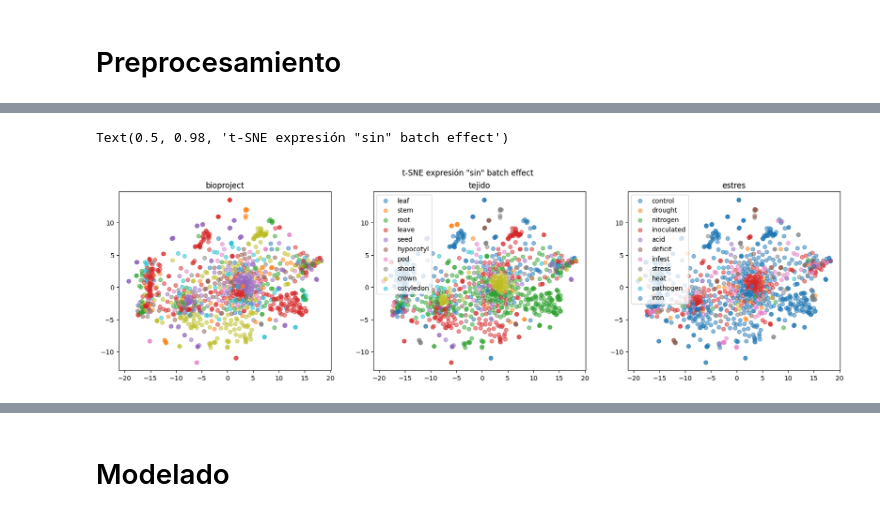
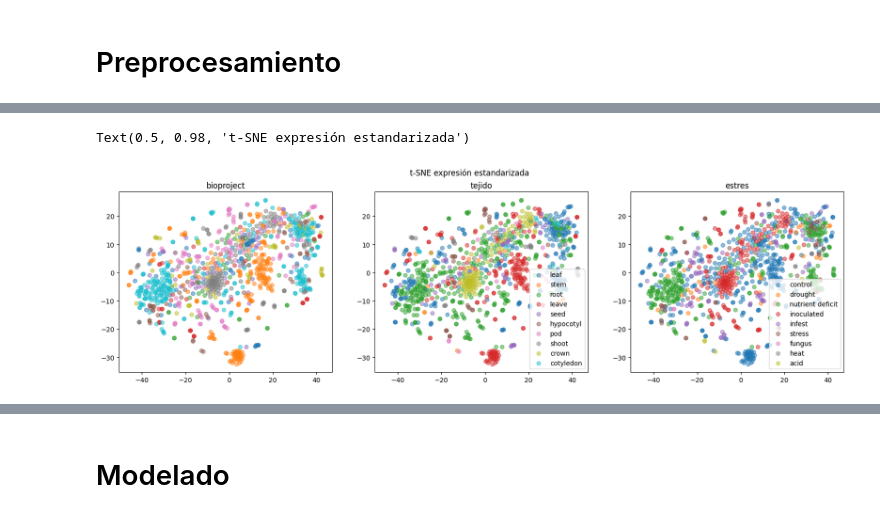
Before and after one commit to freire-guido/soy-biomarkers, a Jupyter notebook: modelado/venancio.ipynb, the cells around one changed output, grey strips where cells are left out. Drawn from its saved outputs; the diff is of its cells as text; code cells hidden in the pictures.

Commit message:
ComBat y filtrado obs/feat

```diff
--- a/modelado/venancio.ipynb
+++ b/modelado/venancio.ipynb
@@ -2,6 +2,6 @@
 import pandas as pd
 import numpy as np
 # %%
-venancio = pd.read_parquet('../expresion/venancio_bias_corrected.parquet')
+venancio = pd.read_parquet('../expresion/venancio.parquet')
 venancio
 # %% [output]
@@ -91,0 +120,9 @@ Text(0.5, 0.98, 't-SNE expresión con batch effect')
+# %%
+consamples = sra['bioproject'].map(sra['bioproject'].value_counts() > 2)
+convarianza = venancio.var() > 0.01
+
+filtrado = venancio.loc[consamples, convarianza]
+sra = sra[consamples]
+condicion = condicion[consamples]
+
+filtrado
@@ -92,5 +170,5 @@ Text(0.5, 0.98, 't-SNE expresión con batch effect')
 # %%
-venancio = venancio.groupby(sra['bioproject']).apply(lambda g: pd.DataFrame(preprocessing.scale(g), index=g.index, columns=g.columns)).droplevel('bioproject')
-# venancio = venancio.groupby(condicion['tejido']).apply(lambda g: pd.DataFrame(preprocessing.scale(g), index=g.index, columns=g.columns)).droplevel('tejido')
-venancio
+estandar = filtrado.groupby(sra['bioproject']).apply(lambda g: pd.DataFrame(preprocessing.scale(g), index=g.index, columns=g.columns)).droplevel('bioproject')
+# estandar = estandar.groupby(condicion['tejido']).apply(lambda g: pd.DataFrame(preprocessing.scale(g), index=g.index, columns=g.columns)).droplevel('tejido')
+estandar
 # %% [output]
@@ -110,10 +189,6 @@ venancio
-# %%
-condicion, venancio = condicion.align(venancio, join='inner', axis=0)
-sra, condicion = sra.align(condicion, join='right', axis=0)
 # %%
-venancio_tsne = tsne.fit_transform(venancio)
-plot_los_tres(venancio_tsne, condicion, sra)
-plt.suptitle('t-SNE expresión "sin" batch effect')
+plot_los_tres(tsne.fit_transform(estandar), condicion, sra)
+plt.suptitle('t-SNE expresión estandarizada')
 # %% [output]
-Text(0.5, 0.98, 't-SNE expresión "sin" batch effect')
+Text(0.5, 0.98, 't-SNE expresión estandarizada')
-[figure, old version]
+[figure, new version]
```
Also changed, not shown: parts of 25 cells of this notebook.
